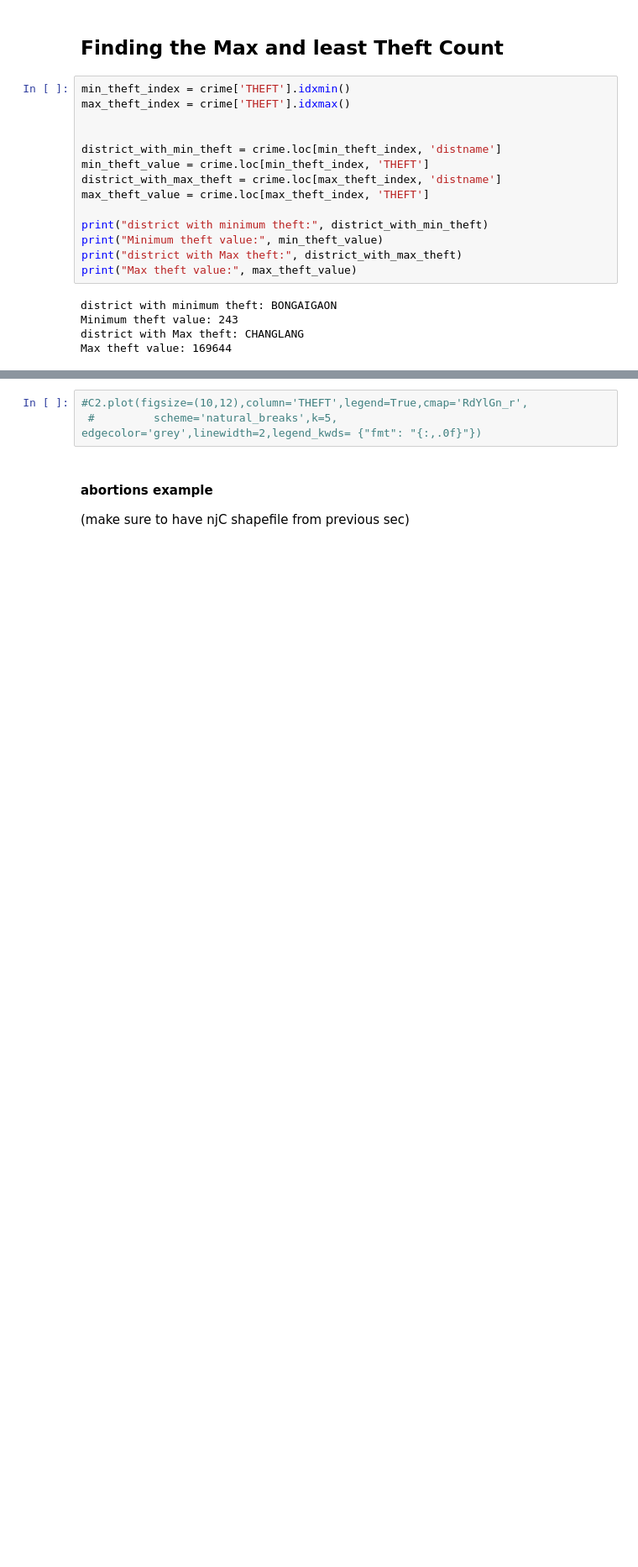
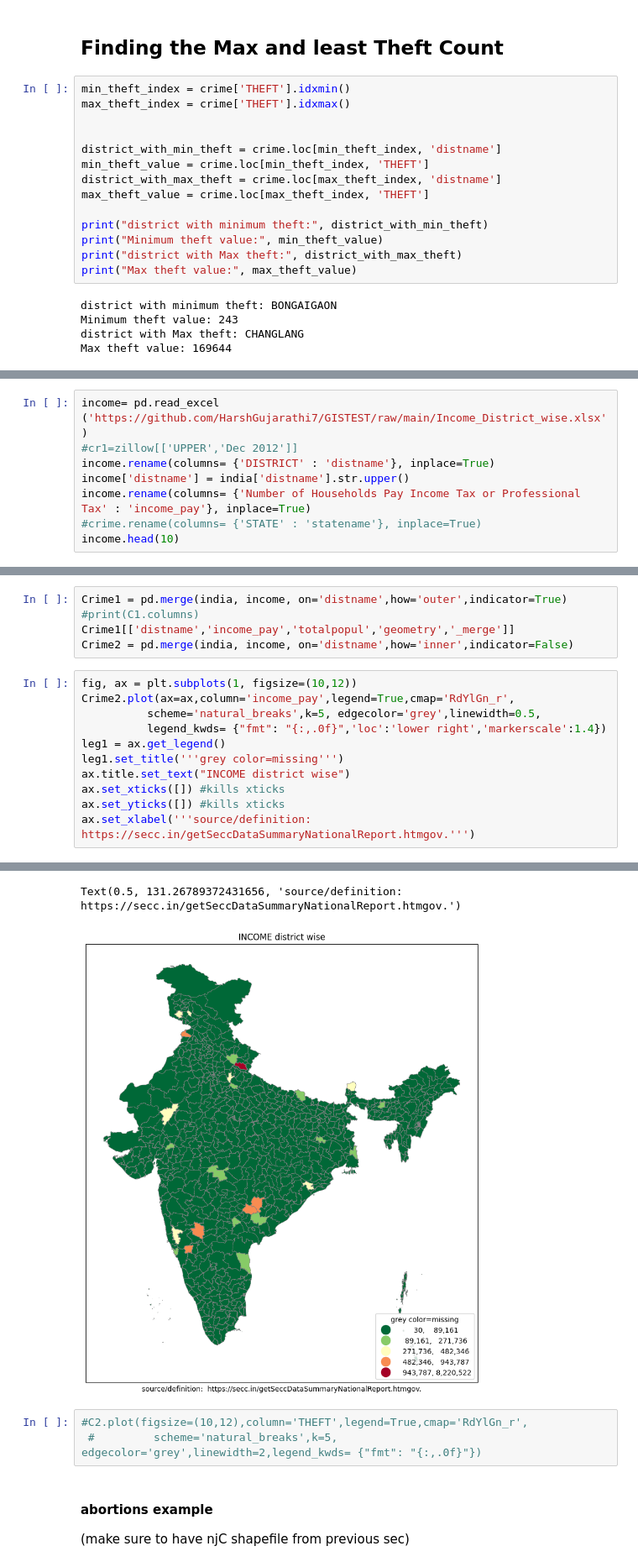
Before and after one commit to HarshGujarathi7/GISTEST, a Jupyter notebook: ps1.ipynb, the cells around one changed output, grey strips where cells are left out. Shown at 84% size. Cells and saved outputs as stored; diff of their text form; blank space fills up the shorter version.

```diff
--- a/ps1.ipynb
+++ b/ps1.ipynb
@@ -281,0 +272,8 @@ Max theft value: 169644
+# %%
+income= pd.read_excel ('https://github.com/HarshGujarathi7/GISTEST/raw/main/Income_District_wise.xlsx')
+#cr1=zillow[['UPPER','Dec 2012']]
+income.rename(columns= {'DISTRICT' : 'distname'}, inplace=True)
+income['distname'] = india['distname'].str.upper()
+income.rename(columns= {'Number of Households Pay Income Tax or Professional Tax' : 'income_pay'}, inplace=True)
+#crime.rename(columns= {'STATE' : 'statename'}, inplace=True)
+income.head(10)
@@ -281,0 +292,17 @@ Max theft value: 169644
+# %%
+Crime1 = pd.merge(india, income, on='distname',how='outer',indicator=True)
+#print(C1.columns)
+Crime1[['distname','income_pay','totalpopul','geometry','_merge']]
+Crime2 = pd.merge(india, income, on='distname',how='inner',indicator=False)
+# %%
+fig, ax = plt.subplots(1, figsize=(10,12))
+Crime2.plot(ax=ax,column='income_pay',legend=True,cmap='RdYlGn_r',
+          scheme='natural_breaks',k=5, edgecolor='grey',linewidth=0.5,
+          legend_kwds= {"fmt": "{:,.0f}",'loc':'lower right','markerscale':1.4})
+leg1 = ax.get_legend()
+leg1.set_title('''grey color=missing''')
+ax.title.set_text("INCOME district wise")
+ax.set_xticks([]) #kills xticks
+ax.set_yticks([]) #kills xticks
+ax.set_xlabel('''source/definition:  https://secc.in/getSeccDataSummaryNationalReport.htmgov.''')
+# %% [output]
@@ -282,3 +312,5 @@ Max theft value: 169644
+Text(0.5, 131.26789372431656, 'source/definition:  https://secc.in/getSeccDataSummaryNationalReport.htmgov.')
+[figure, added]
 # %%
 #C2.plot(figsize=(10,12),column='THEFT',legend=True,cmap='RdYlGn_r',
  #         scheme='natural_breaks',k=5, edgecolor='grey',linewidth=2,legend_kwds= {"fmt": "{:,.0f}"})
```
Also changed, not shown: parts of 8 cells of this notebook.
